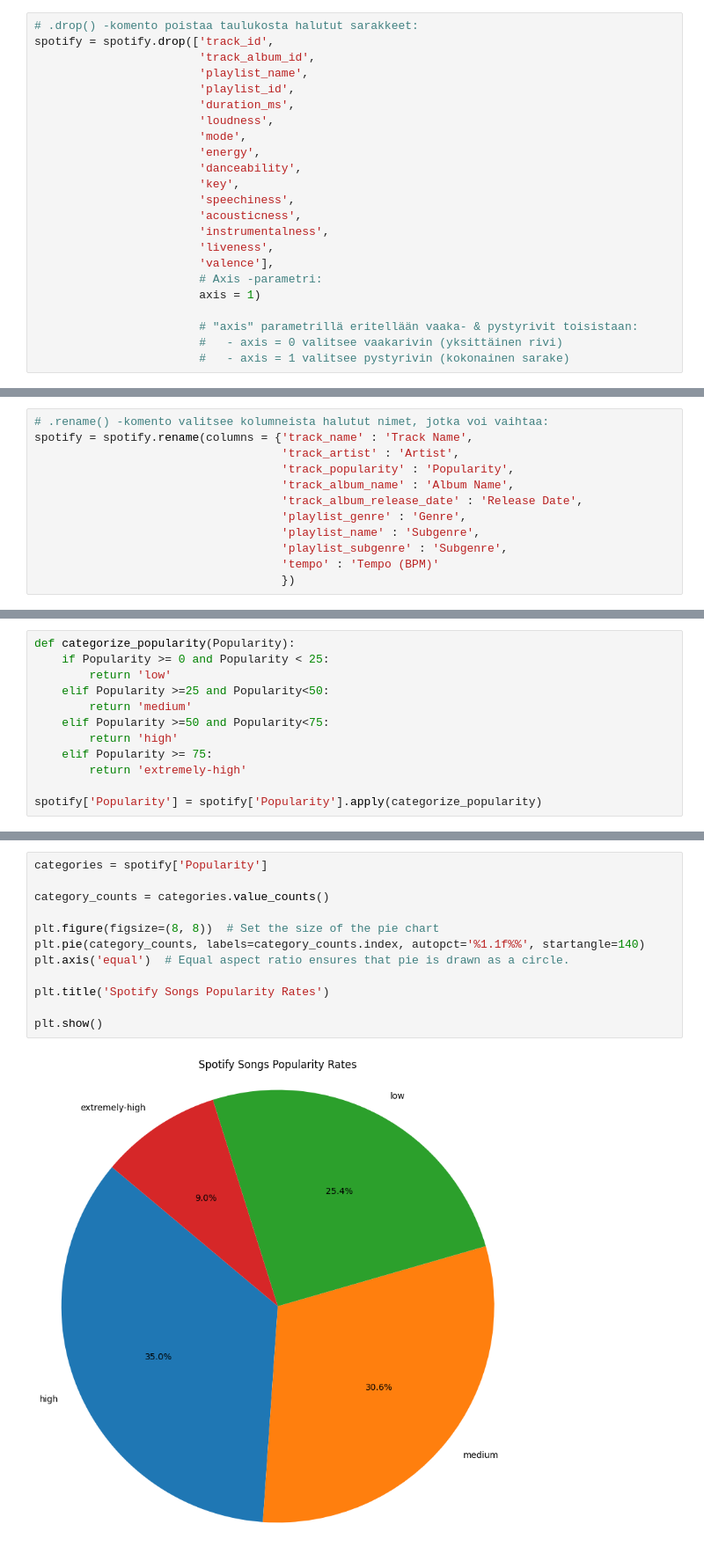
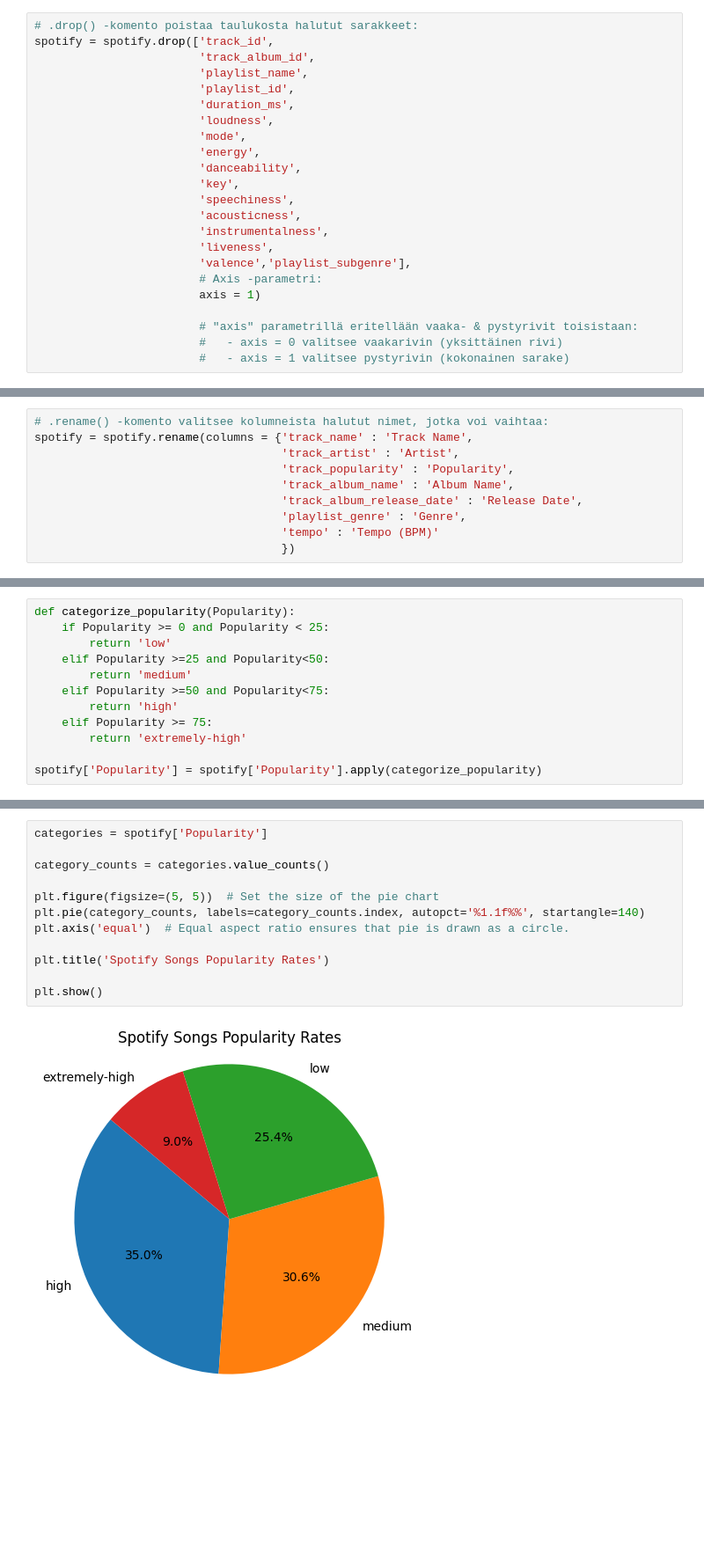
Before and after one commit to koskinenj/Analysoinnin__projekti, a Jupyter notebook: Project NEW.ipynb, the cells around one changed output, grey strips where cells are left out. Shown at 88% size. Drawn from its saved outputs; the diff is of its cells as text; blank space fills up the shorter version.

```diff
--- a/Project NEW.ipynb
+++ b/Project NEW.ipynb
@@ -25,7 +25,7 @@ spotify = spotify.drop(['track_id',
                         'acousticness',
                         'instrumentalness',
                         'liveness',
-                        'valence'],
+                        'valence','playlist_subgenre'],
                         # Axis -parametri:
                         axis = 1)
 
@@ -42,8 +42,6 @@ spotify = spotify.rename(columns = {'track_name' : 'Track Name',
                                     'track_album_name' : 'Album Name',
                                     'track_album_release_date' : 'Release Date',
                                     'playlist_genre' : 'Genre',
-                                    'playlist_name' : 'Subgenre',
-                                    'playlist_subgenre' : 'Subgenre',
                                     'tempo' : 'Tempo (BPM)'
                                     })
 # %% [markdown]
@@ -146,14 +143,14 @@ spotify.head(1500)
 # %%
 categories = spotify['Popularity']
 
 category_counts = categories.value_counts()
 
-plt.figure(figsize=(8, 8))  # Set the size of the pie chart
+plt.figure(figsize=(5, 5))  # Set the size of the pie chart
 plt.pie(category_counts, labels=category_counts.index, autopct='%1.1f%%', startangle=140)
 plt.axis('equal')  # Equal aspect ratio ensures that pie is drawn as a circle.
 
 plt.title('Spotify Songs Popularity Rates')
 
 plt.show()
 # %% [output]
-[figure, old version]
+[figure, new version]
```
Also changed, not shown: parts of 8 cells of this notebook.
